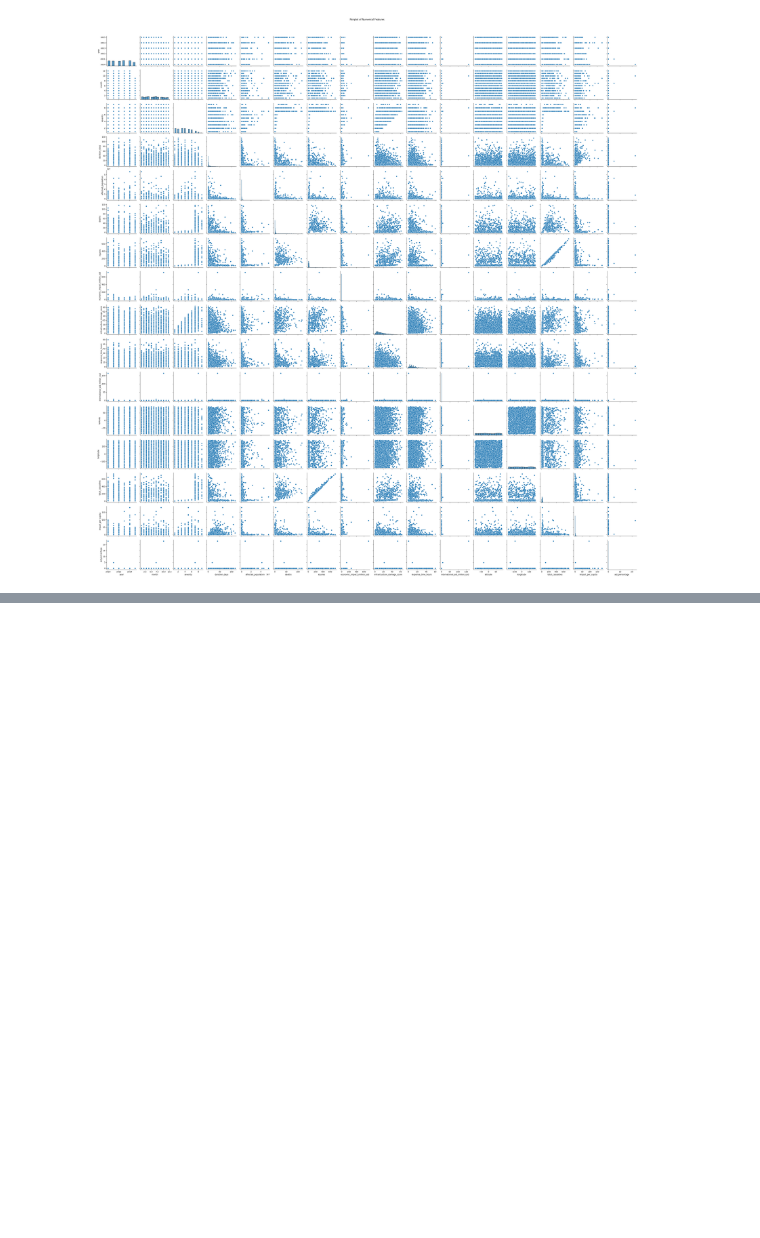
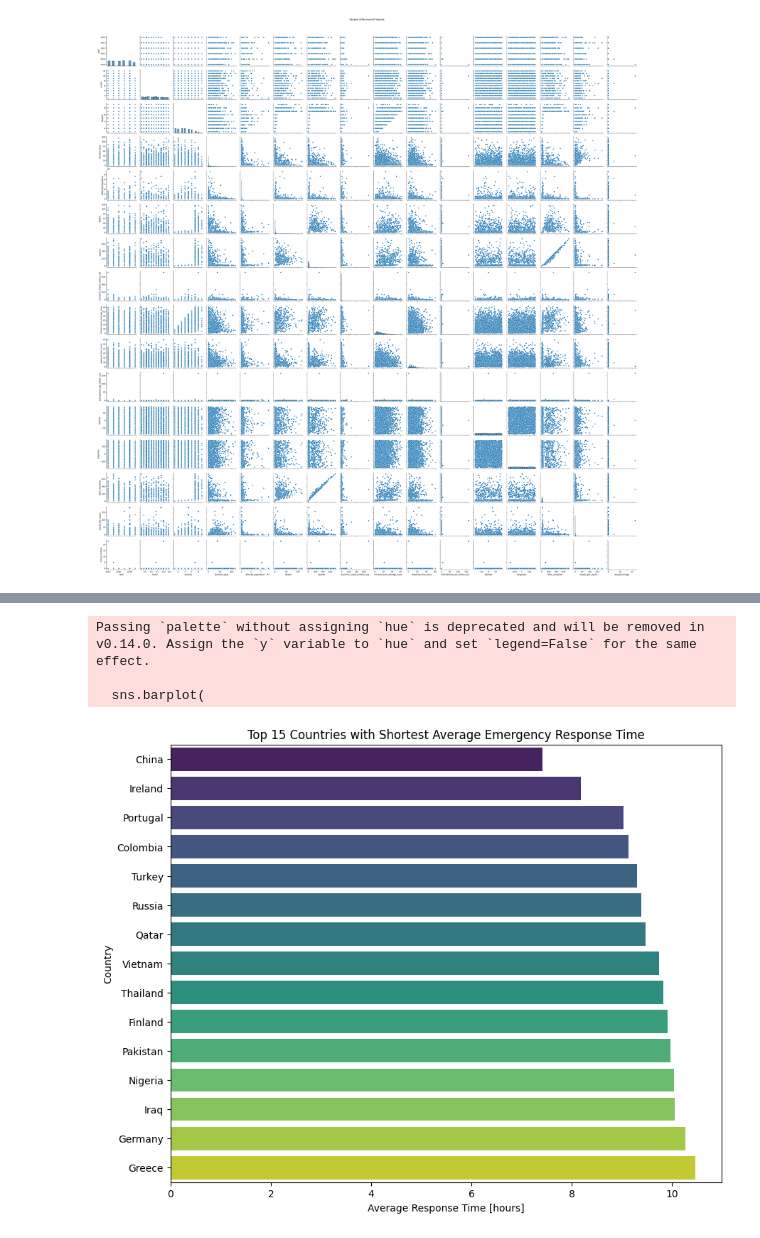
Before and after one commit to KarlFreiwald/project_IV, a Jupyter notebook: first exploration.ipynb, the cells around one changed output, grey strips where cells are left out. Saved outputs shown, nothing was run; the diff lists cells and outputs as text; code cells hidden in the pictures; blank space fills up the shorter version.

```diff
--- a/first exploration.ipynb
+++ b/first exploration.ipynb
@@ -116,0 +177,20 @@ plt.show()
+# %%
+# Calculate mean response time by country
+response_times = data.groupby("country")["response_time_hours"].mean().sort_values()
+
+plt.figure(figsize=(10,8))
+sns.barplot(
+    y=response_times.index[:15],
+    x=response_times.values[:15],
+    palette="viridis"
+)
+
+plt.title("Top 15 Countries with Shortest Average Emergency Response Time")
+plt.xlabel("Average Response Time [hours]")
+plt.ylabel("Country")
+plt.show()
+# %% [output]
+Passing `palette` without assigning `hue` is deprecated and will be removed in v0.14.0. Assign the `y` variable to `hue` and set `legend=False` for the same effect.
+
+  sns.barplot(
+[figure, added]
```
Also changed, not shown: parts of 5 cells of this notebook, 1 other file.
